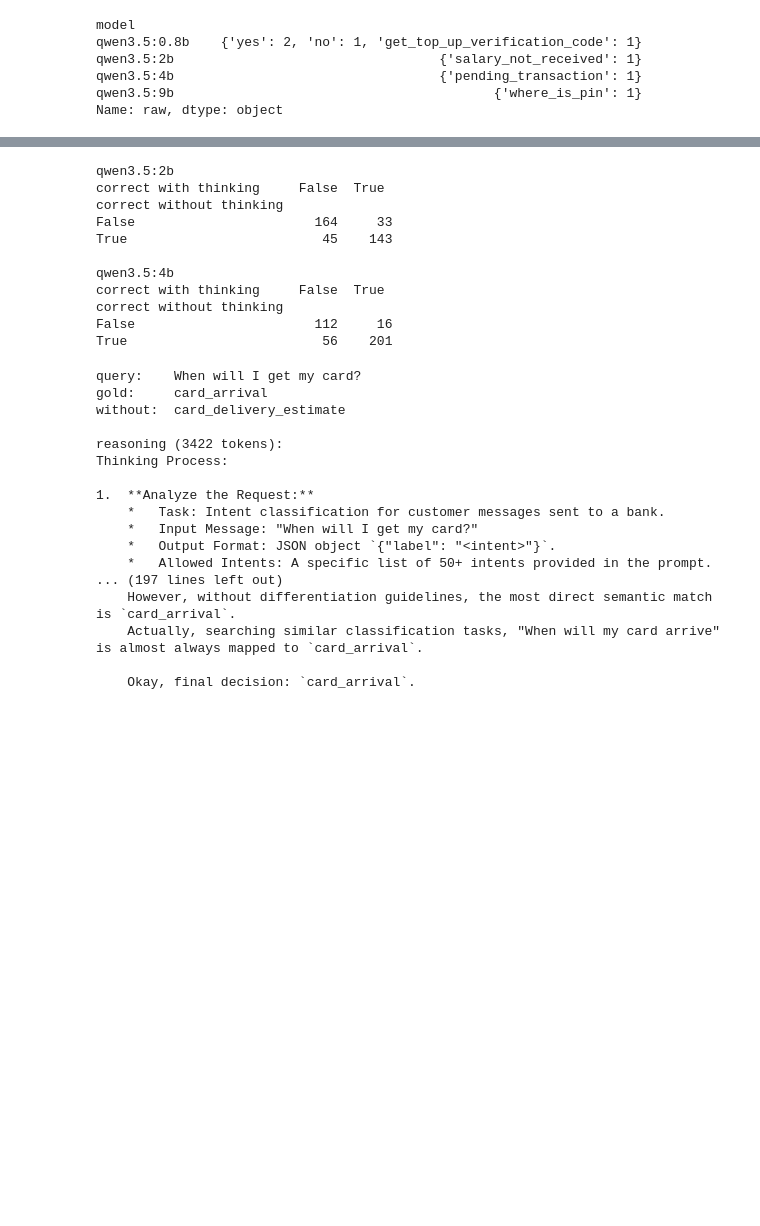
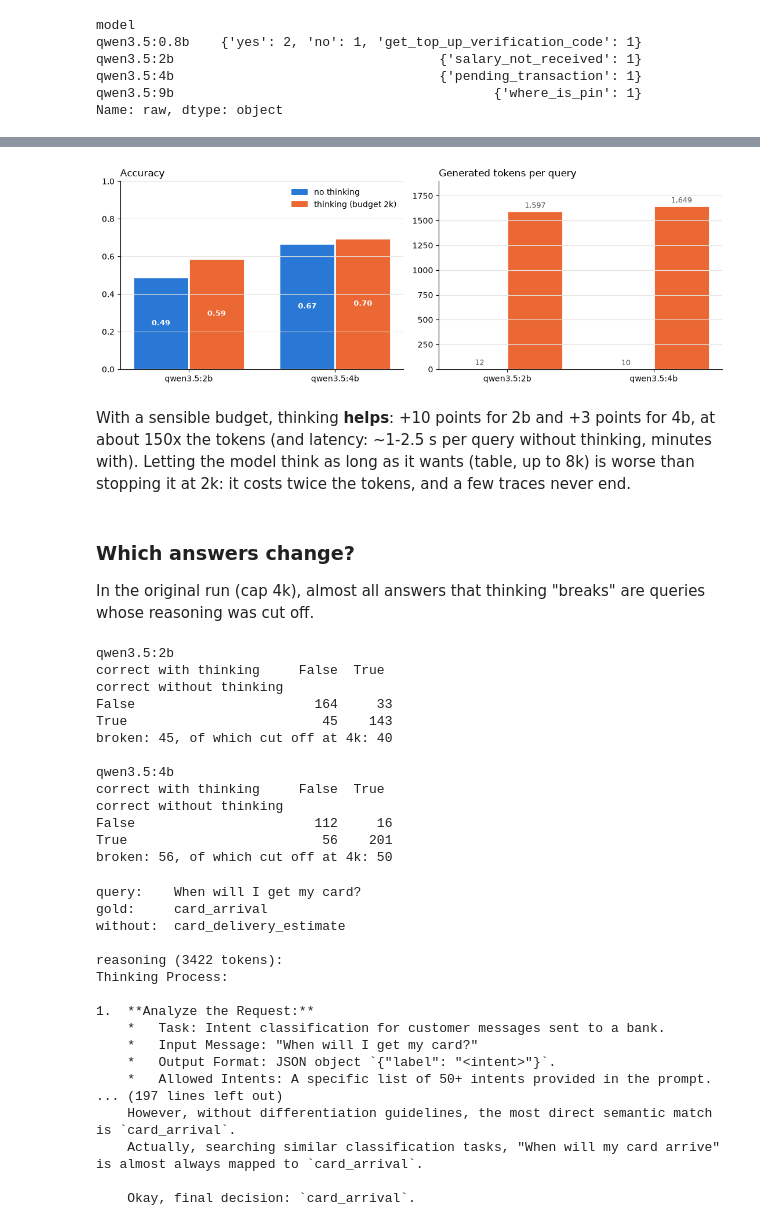
Before and after one commit to Erechtheus/small-language-models, a Jupyter notebook: notebooks/02_banking77_output_control_and_reasoning.ipynb, the cells around one changed output, grey strips where cells are left out. Cells and saved outputs as stored; diff of their text form; code cells hidden in the pictures; blank space fills up the shorter version.

```diff
--- a/notebooks/02_banking77_output_control_and_reasoning.ipynb
+++ b/notebooks/02_banking77_output_control_and_reasoning.ipynb
@@ -158,19 +159,3 @@ think_summary[["model", "think", "accuracy", "mean_completion_tokens", "mean_lat
 | 1 | qwen3.5:2b | True | 0.457 | 2653.730 | 164.525 | 0.40 |
 | 2 | qwen3.5:4b | False | 0.668 | 9.844 | 2.514 | NaN |
 | 3 | qwen3.5:4b | True | 0.564 | 2576.735 | 310.484 | 0.33 |
-# %%
-fig, axes = plt.subplots(1, 2, figsize=(11, 4))
-for ax, col, title in [(axes[0], "accuracy", "Accuracy"), (axes[1], "mean_latency_s", "Mean latency per query (s)")]:
-    for i, (color, model) in enumerate(zip(COLORS, THINK_MODELS)):
-        grp = think_summary[think_summary["model"] == model]
-        bars = ax.bar([i - 0.2, i + 0.2], grp[col], width=0.38, color=color, edgecolor="white", linewidth=2)
-        bars[1].set_hatch("//")  # thinking
-        for bar, value in zip(bars, grp[col]):
-            ax.annotate(f"{value:.2f}", (bar.get_x() + bar.get_width() / 2, value), textcoords="offset points",
-                        xytext=(0, 4), ha="center", fontsize=9, color="#52514e")
-    ax.set_xticks(range(len(THINK_MODELS)), THINK_MODELS)
-    style(ax, title)
-axes[0].set_ylim(0, 1)
-axes[0].legend(handles=[Patch(facecolor="#9b9a96", label="no thinking"),
-                        Patch(facecolor="#9b9a96", hatch="//", edgecolor="white", label="thinking")], frameon=False)
-fig.tight_layout()
@@ -183,21 +204,58 @@ Thinking does not only fix errors, it also breaks answers that were right before
+# %%
+CONFIG_COLORS = {"no thinking": COLORS[0], "thinking, answer forced at 2k": COLORS[1]}
+LABELS = {"no thinking": "no thinking", "thinking, answer forced at 2k": "thinking (budget 2k)"}
+fig, axes = plt.subplots(1, 2, figsize=(11, 4))
+width = 0.38
+for i, model in enumerate(THINK_MODELS):
+    for j, (config, color) in enumerate(CONFIG_COLORS.items()):
+        row = configs[(configs["model"] == model) & (configs["config"] == config)].iloc[0]
+        x = i + (j - 0.5) * width
+        axes[0].bar(x, row["accuracy"], width=width, color=color, edgecolor="white", linewidth=2)
+        axes[0].annotate(f"{row['accuracy']:.2f}", (x, row["accuracy"] / 2), ha="center", va="center",
+                         fontsize=9, color="white", fontweight="bold")
+        axes[1].bar(x, row["tokens"], width=width, color=color, edgecolor="white", linewidth=2)
+        axes[1].annotate(f"{row['tokens']:,.0f}", (x, row["tokens"]), textcoords="offset points", xytext=(0, 4),
+                         ha="center", fontsize=9, color="#52514e")
+for ax, title in zip(axes, ["Accuracy", "Generated tokens per query"]):
+    ax.set_xticks(range(len(THINK_MODELS)), THINK_MODELS)
+    style(ax, title)
+axes[0].set_ylim(0, 1)
+axes[1].set_ylim(0, configs.loc[configs["config"].isin(CONFIG_COLORS), "tokens"].max() * 1.15)
+axes[0].legend(handles=[Patch(facecolor=c, label=LABELS[n]) for n, c in CONFIG_COLORS.items()], frameon=False)
+fig.tight_layout()
+# %% [output]
+[figure, added]
+# %% [markdown]
+With a sensible budget, thinking **helps**: +10 points for 2b and +3 points for 4b, at about 150x the
+tokens (and latency: ~1-2.5 s per query without thinking, minutes with). Letting the model think as long as it
+wants (table, up to 8k) is worse than stopping it at 2k: it costs twice the tokens, and a few traces never end.
+# %% [markdown]
+### Which answers change?
+
+In the original run (cap 4k), almost all answers that thinking "breaks" are queries whose reasoning was cut off.
 # %%
 for model in THINK_MODELS:
     before = reasoning[model, False]["prediction"] == subset["label"]
-    after = reasoning[model, True]["prediction"] == subset["label"]
+    thought = reasoning[model, True]
+    after = thought["prediction"] == subset["label"]
+    cut_off = thought["done_reason"] == "length"
     print(model)
-    print(pd.crosstab(before.rename("correct without thinking"), after.rename("correct with thinking")), "\n")
+    print(pd.crosstab(before.rename("correct without thinking"), after.rename("correct with thinking")))
+    print(f"broken: {(before & ~after).sum()}, of which cut off at 4k: {(before & ~after & cut_off).sum()}\n")
 # %% [output]
 qwen3.5:2b
 correct with thinking     False  True
 correct without thinking
 False                       164     33
 True                         45    143
+broken: 45, of which cut off at 4k: 40
 
 qwen3.5:4b
 correct with thinking     False  True
 correct without thinking
 False                       112     16
 True                         56    201
+broken: 56, of which cut off at 4k: 50
 # %%
 model = THINK_MODELS[0]
 plain, thought = reasoning[model, False], reasoning[model, True]
```
Also changed, not shown: parts of 7 cells of this notebook.
